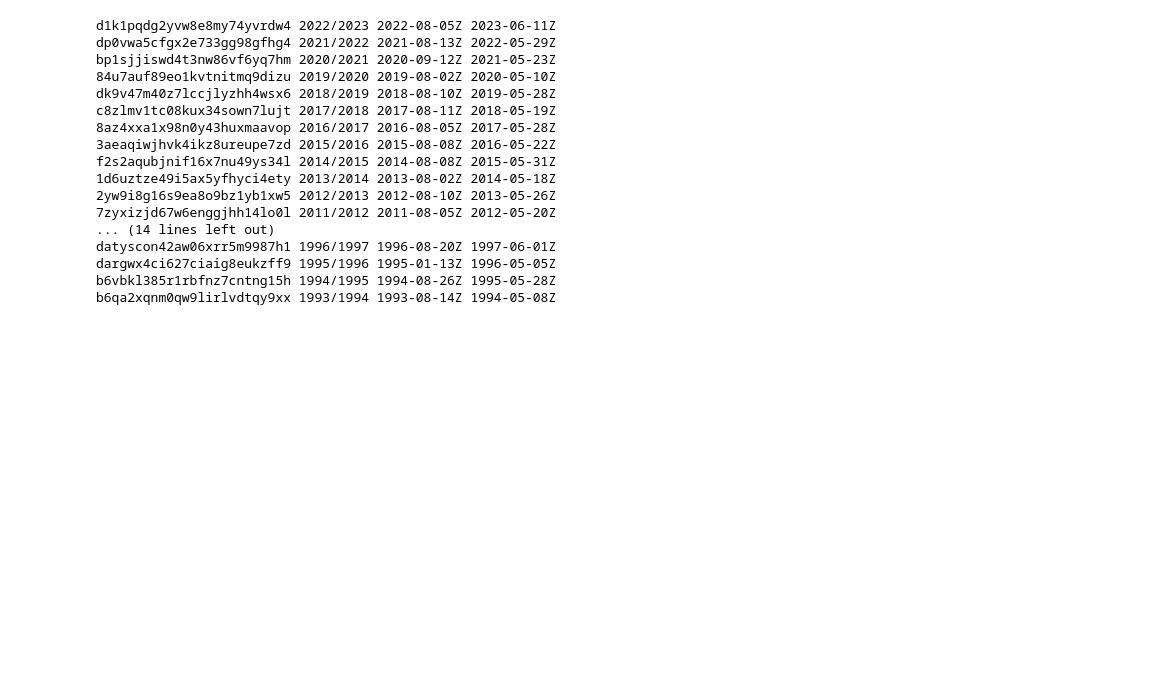
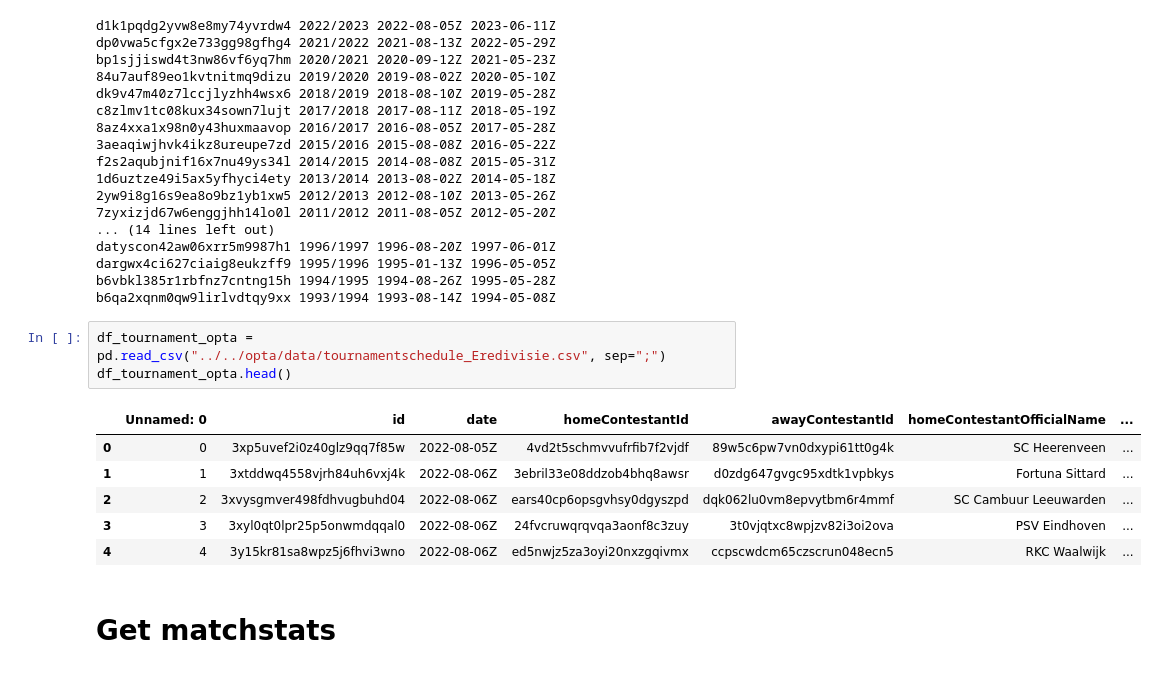
Before and after one commit to marc-aurai/Streamlit_template, a Jupyter notebook: examples/espn_opta_merge/opta_connector.ipynb, the cells around one changed output. Saved outputs shown, nothing was run; the diff lists cells and outputs as text; blank space fills up the shorter version.

```diff
--- a/examples/espn_opta_merge/opta_connector.ipynb
+++ b/examples/espn_opta_merge/opta_connector.ipynb
@@ -89,3 +105,15 @@ datyscon42aw06xrr5m9987h1 1996/1997 1996-08-20Z 1997-06-01Z
 dargwx4ci627ciaig8eukzff9 1995/1996 1995-01-13Z 1996-05-05Z
 b6vbkl385r1rbfnz7cntng15h 1994/1995 1994-08-26Z 1995-05-28Z
 b6qa2xqnm0qw9lirlvdtqy9xx 1993/1994 1993-08-14Z 1994-05-08Z
+# %%
+df_tournament_opta = pd.read_csv("../../opta/data/tournamentschedule_Eredivisie.csv", sep=";")
+df_tournament_opta.head()
+# %% [output]
+|  | Unnamed: 0 | id | date | homeContestantId | awayContestantId | homeContestantOfficialName | ... |
+| 0 | 0 | 3xp5uvef2i0z40glz9qq7f85w | 2022-08-05Z | 4vd2t5schmvvufrfib7f2vjdf | 89w5c6pw7vn0dxypi61tt0g4k | SC Heerenveen | ... |
+| 1 | 1 | 3xtddwq4558vjrh84uh6vxj4k | 2022-08-06Z | 3ebril33e08ddzob4bhq8awsr | d0zdg647gvgc95xdtk1vpbkys | Fortuna Sittard | ... |
+| 2 | 2 | 3xvysgmver498fdhvugbuhd04 | 2022-08-06Z | ears40cp6opsgvhsy0dgyszpd | dqk062lu0vm8epvytbm6r4mmf | SC Cambuur Leeuwarden | ... |
+| 3 | 3 | 3xyl0qt0lpr25p5onwmdqqal0 | 2022-08-06Z | 24fvcruwqrqvqa3aonf8c3zuy | 3t0vjqtxc8wpjzv82i3oi2ova | PSV Eindhoven | ... |
+| 4 | 4 | 3y15kr81sa8wpz5j6fhvi3wno | 2022-08-06Z | ed5nwjz5za3oyi20nxzgqivmx | ccpscwdcm65czscrun048ecn5 | RKC Waalwijk | ... |
+# %% [markdown]
+# Get matchstats
```
Also changed, not shown: parts of 12 cells of this notebook, 14 other files.
